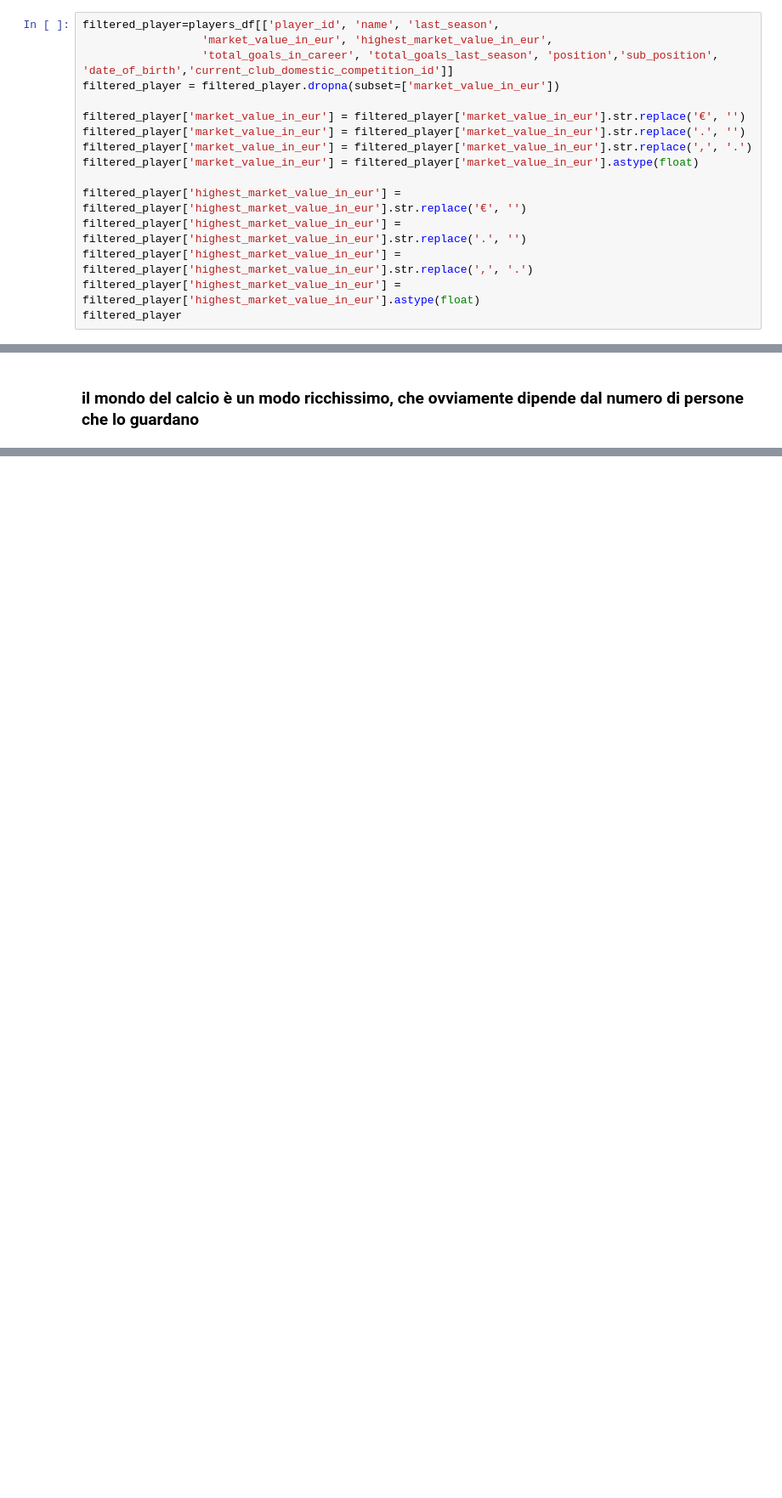
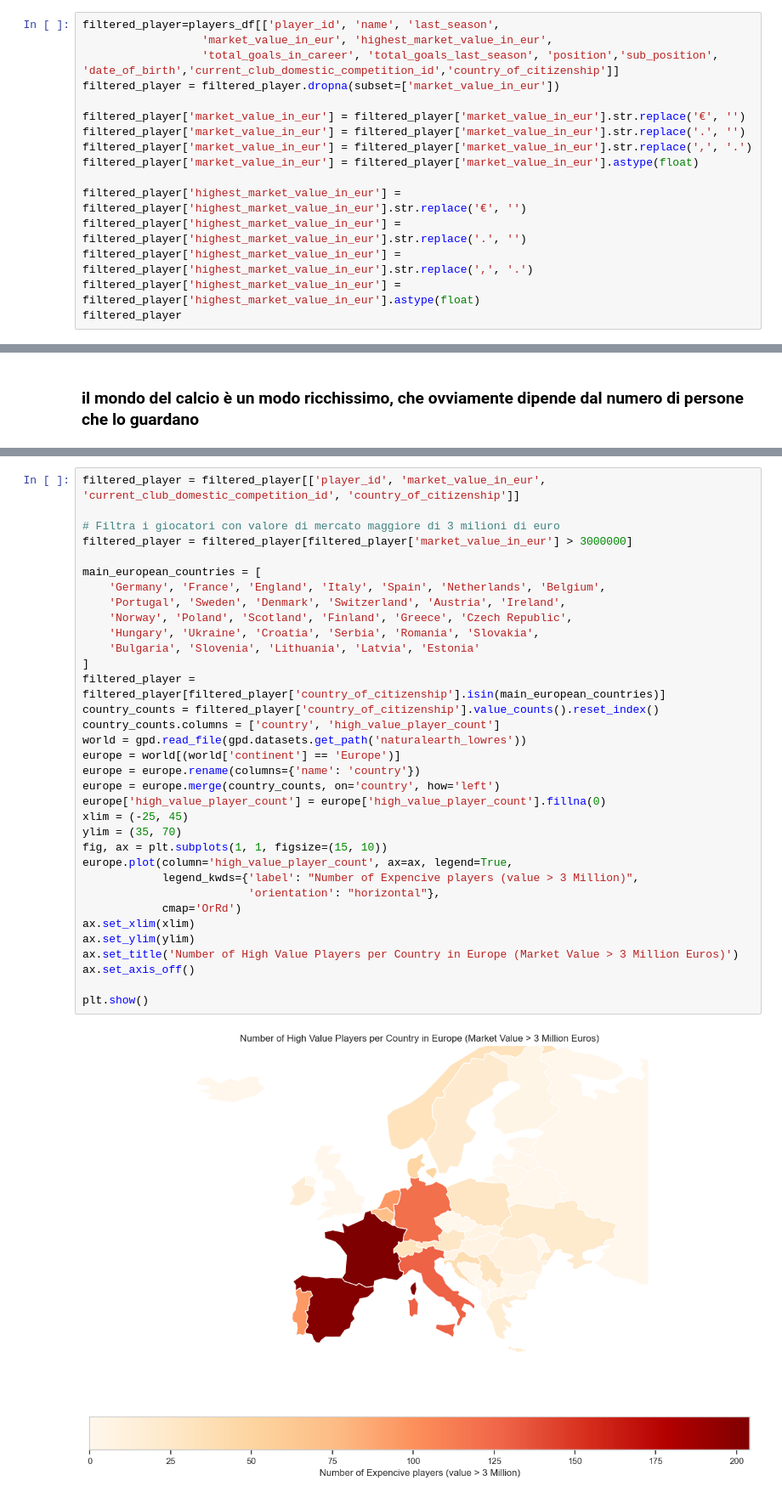
Before and after one commit to IUM-TWEB/Footbrawl, a Jupyter notebook: solution/DataAnalytics/Football_economy.ipynb, the cells around one changed output, grey strips where cells are left out. Shown at 85% size. Drawn from its saved outputs; the diff is of its cells as text; blank space fills up the shorter version.

```diff
--- a/solution/DataAnalytics/Football_economy.ipynb
+++ b/solution/DataAnalytics/Football_economy.ipynb
@@ -17,7 +18,7 @@ competition_df=pd.read_csv(universal_path+'competitions.csv')
 # %%
 filtered_player=players_df[['player_id', 'name', 'last_season',
                   'market_value_in_eur', 'highest_market_value_in_eur',
-                  'total_goals_in_career', 'total_goals_last_season', 'position','sub_position', 'date_of_birth','current_club_domestic_competition_id']]
+                  'total_goals_in_career', 'total_goals_last_season', 'position','sub_position', 'date_of_birth','current_club_domestic_competition_id','country_of_citizenship']]
 filtered_player = filtered_player.dropna(subset=['market_value_in_eur'])
 
 filtered_player['market_value_in_eur'] = filtered_player['market_value_in_eur'].str.replace('€', '')
@@ -592,3 +607,39 @@ plt.tight_layout()
 plt.show()
 # %% [output]
 [figure]
+# %%
+filtered_player = filtered_player[['player_id', 'market_value_in_eur', 'current_club_domestic_competition_id', 'country_of_citizenship']]
+
+# Filtra i giocatori con valore di mercato maggiore di 3 milioni di euro
+filtered_player = filtered_player[filtered_player['market_value_in_eur'] > 3000000]
+
+main_european_countries = [
+    'Germany', 'France', 'England', 'Italy', 'Spain', 'Netherlands', 'Belgium',
+    'Portugal', 'Sweden', 'Denmark', 'Switzerland', 'Austria', 'Ireland',
+    'Norway', 'Poland', 'Scotland', 'Finland', 'Greece', 'Czech Republic',
+    'Hungary', 'Ukraine', 'Croatia', 'Serbia', 'Romania', 'Slovakia',
+    'Bulgaria', 'Slovenia', 'Lithuania', 'Latvia', 'Estonia'
+]
+filtered_player = filtered_player[filtered_player['country_of_citizenship'].isin(main_european_countries)]
+country_counts = filtered_player['country_of_citizenship'].value_counts().reset_index()
+country_counts.columns = ['country', 'high_value_player_count']
+world = gpd.read_file(gpd.datasets.get_path('naturalearth_lowres'))
+europe = world[(world['continent'] == 'Europe')]
+europe = europe.rename(columns={'name': 'country'})
+europe = europe.merge(country_counts, on='country', how='left')
+europe['high_value_player_count'] = europe['high_value_player_count'].fillna(0)
+xlim = (-25, 45)
+ylim = (35, 70)
+fig, ax = plt.subplots(1, 1, figsize=(15, 10))
+europe.plot(column='high_value_player_count', ax=ax, legend=True,
+            legend_kwds={'label': "Number of Expencive players (value > 3 Million)",
+                         'orientation': "horizontal"},
+            cmap='OrRd')
+ax.set_xlim(xlim)
+ax.set_ylim(ylim)
+ax.set_title('Number of High Value Players per Country in Europe (Market Value > 3 Million Euros)')
+ax.set_axis_off()
+
+plt.show()
+# %% [output]
+[figure, added]
```
Also changed, not shown: parts of 18 cells of this notebook.
